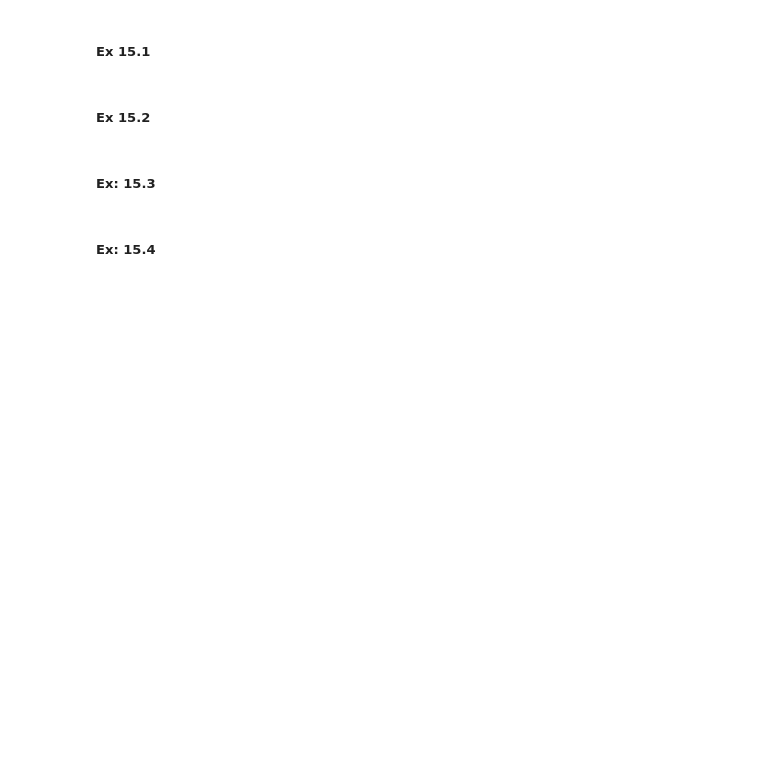
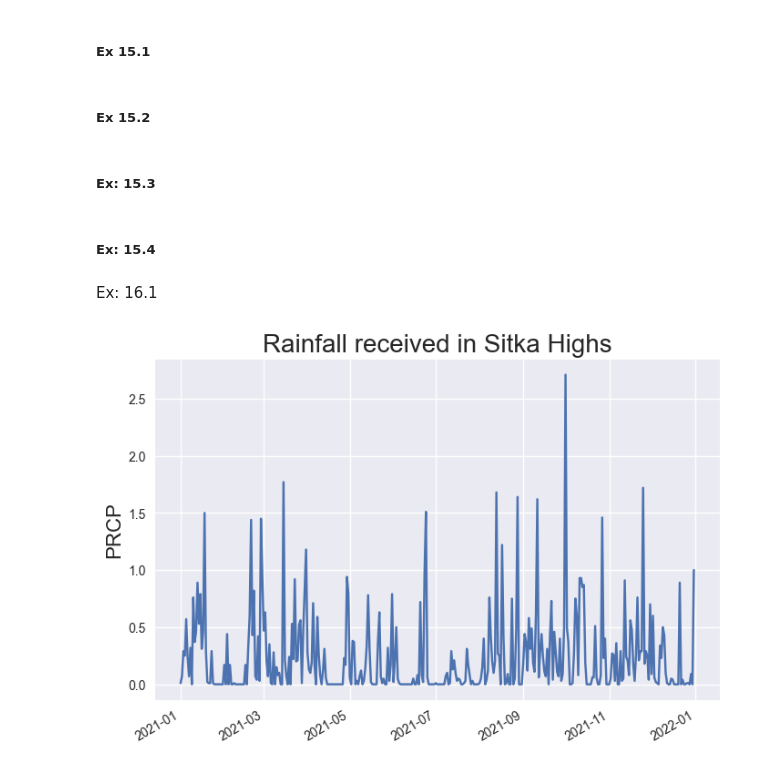
Before and after one commit to Rajveer-at-git/Python-Notes, a Jupyter notebook: Data Visualization/Exercise/Exercise.ipynb, the cells around one changed output. Saved outputs shown, nothing was run; the diff lists cells and outputs as text; code cells hidden in the pictures; blank space fills up the shorter version.

```diff
--- a/Data Visualization/Exercise/Exercise.ipynb
+++ b/Data Visualization/Exercise/Exercise.ipynb
@@ -82,3 +82,36 @@ while True:
     keep_running = input("Make another walk? (y/n): ")
     if keep_running == 'n':
         break
+# %% [markdown]
+Ex: 16.1
+# %%
+"""Plot a graph on the rainfall received in Sitka(temperate rainforest)"""
+
+import csv
+import matplotlib.pyplot as plt
+from pathlib import Path
+from datetime import datetime
+
+path = Path("sitka_weather_2021_full.csv")
+lines = path.read_text().splitlines()
+
+reader = csv.reader(lines)
+header_row = next(reader)
+
+prcps, dates = [], []
+for row in reader:
+    current_date = datetime.strptime(row[2], '%Y-%m-%d')
+    prcp = float(row[5])
+    dates.append(current_date)
+    prcps.append(prcp)
+
+plt.style.use('seaborn-v0_8')
+fig, ax = plt.subplots()
+ax.plot(dates, prcps)
+ax.set_title("Rainfall received in Sitka Highs", fontsize=20)
+ax.set_xlabel("", fontsize=16)
+fig.autofmt_xdate()
+ax.set_ylabel("PRCP", fontsize=16)
+plt.show()
+# %% [output]
+[figure, added]
```
Also changed, not shown: parts of 2 cells of this notebook.
